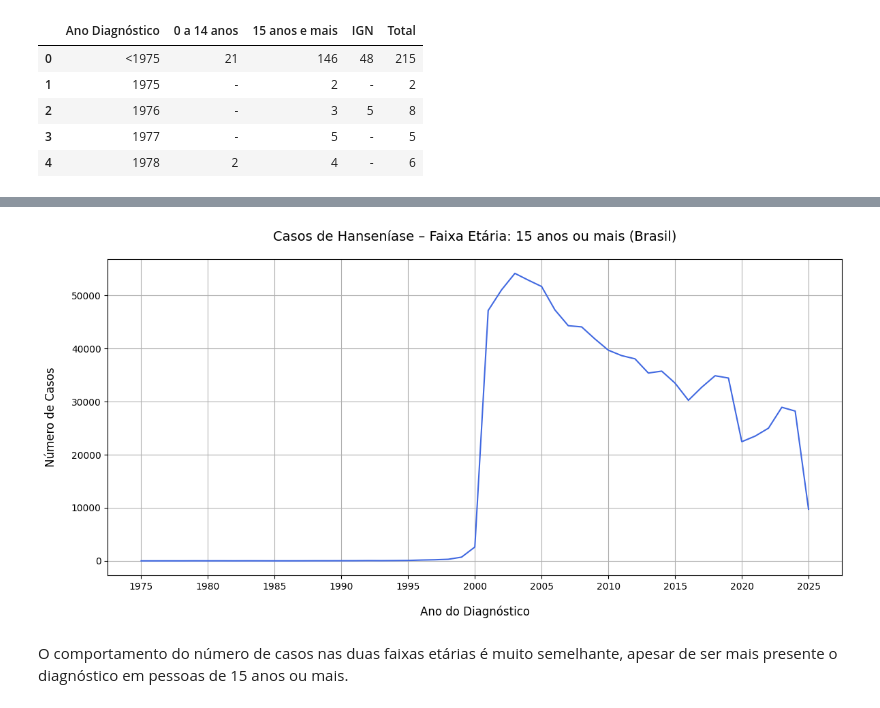
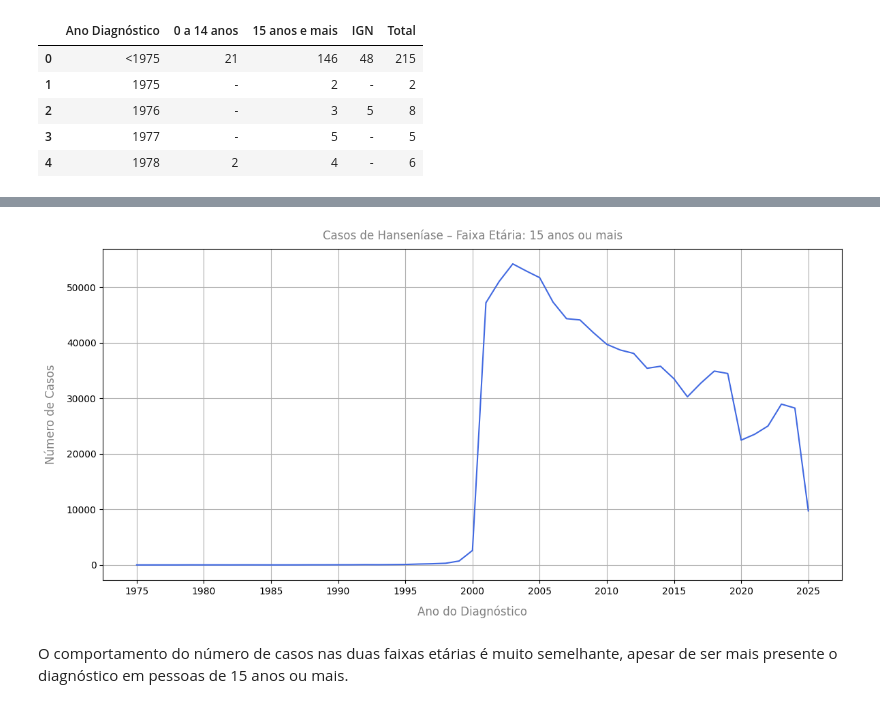
Before and after one commit to keyscarvalho/hanseniase_brasil, a Jupyter notebook: analises.ipynb, the cells around one changed output, grey strips where cells are left out. Drawn from its saved outputs; the diff is of its cells as text; code cells hidden in the pictures.

```diff
--- a/analises.ipynb
+++ b/analises.ipynb
@@ -237,21 +238,21 @@ plt.gca().invert_yaxis()
 # %%
 # visualização de total de casos por faixa etária 15 anos ou mais
 plt.figure(figsize=(12, 6))
 
 sns.lineplot(data=df, x='ano_diagnostico', y='15 ou mais', color='royalblue')
 
-plt.title('Casos de Hanseníase – Faixa Etária: 15 anos ou mais (Brasil)', fontsize=14, pad=20)
-plt.xlabel('Ano do Diagnóstico', fontsize=12, labelpad=15)
-plt.ylabel('Número de Casos', fontsize=12, labelpad=15)
+plt.title('Casos de Hanseníase – Faixa Etária: 15 anos ou mais', pad=10, color='grey')
+plt.xlabel('Ano do Diagnóstico', fontsize=12, labelpad=10, color='grey')
+plt.ylabel('Número de Casos', fontsize=12, labelpad=10, color='grey')
 
 # pular anos de 5 em 5 no eixo x para melhor visualização
 import matplotlib.ticker as ticker
 plt.gca().xaxis.set_major_locator(ticker.MultipleLocator(5))
 
 plt.grid(True)
 plt.tight_layout()
 # %% [output]
-[figure, old version]
+[figure, new version]
 # %% [markdown]
 O comportamento do número de casos nas duas faixas etárias é muito semelhante, apesar de ser mais presente o diagnóstico em pessoas de 15 anos ou mais.
 # %% [markdown]
```
Also changed, not shown: parts of 10 cells of this notebook.
